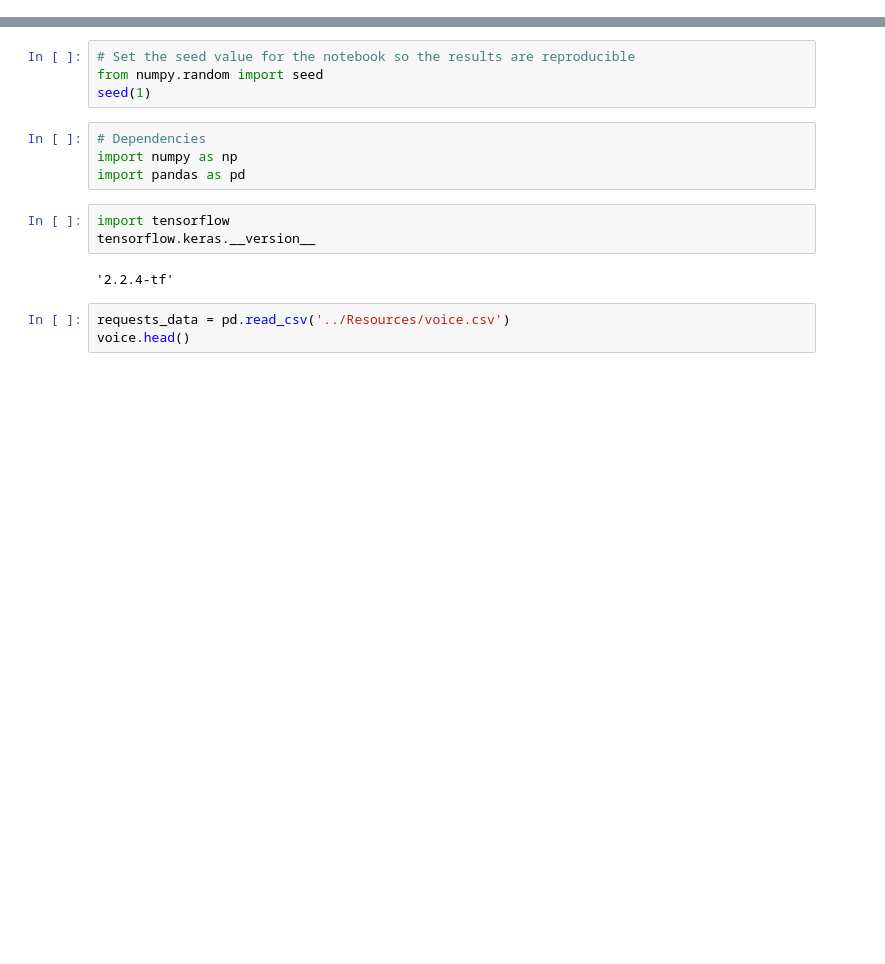
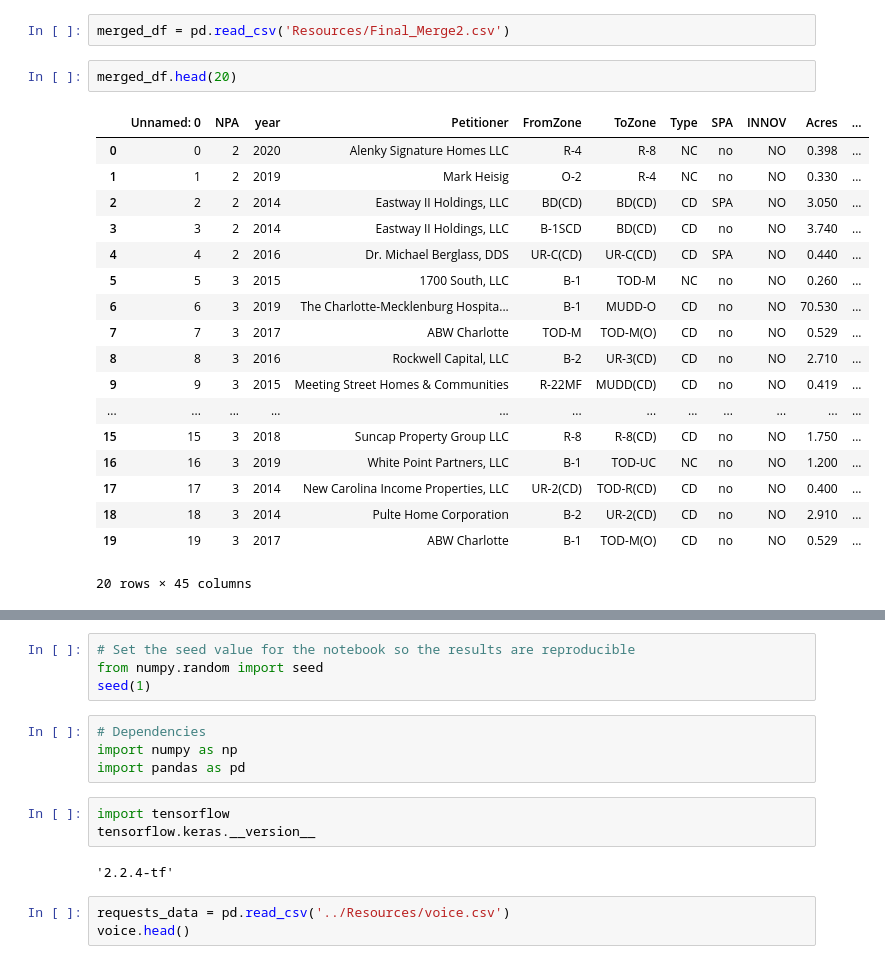
Before and after one commit to lmstevens/charlotte_rezoning_model, a Jupyter notebook: machine-learning-model.ipynb, the cells around one changed output, grey strips where cells are left out. Saved outputs shown, nothing was run; the diff lists cells and outputs as text; blank space fills up the shorter version.

```diff
--- a/machine-learning-model.ipynb
+++ b/machine-learning-model.ipynb
@@ -0,0 +10,23 @@
+# %%
+merged_df = pd.read_csv('Resources/Final_Merge2.csv')
+# %%
+merged_df.head(20)
+# %% [output]
+|  | Unnamed: 0 | NPA | year | Petitioner | FromZone | ToZone | Type | SPA | INNOV | Acres | ... |
+| 0 | 0 | 2 | 2020 | Alenky Signature Homes LLC | R-4 | R-8 | NC | no | NO | 0.398 | ... |
+| 1 | 1 | 2 | 2019 | Mark Heisig | O-2 | R-4 | NC | no | NO | 0.330 | ... |
+| 2 | 2 | 2 | 2014 | Eastway II Holdings, LLC | BD(CD) | BD(CD) | CD | SPA | NO | 3.050 | ... |
+| 3 | 3 | 2 | 2014 | Eastway II Holdings, LLC | B-1SCD | BD(CD) | CD | no | NO | 3.740 | ... |
+| 4 | 4 | 2 | 2016 | Dr. Michael Berglass, DDS | UR-C(CD) | UR-C(CD) | CD | SPA | NO | 0.440 | ... |
+| 5 | 5 | 3 | 2015 | 1700 South, LLC | B-1 | TOD-M | NC | no | NO | 0.260 | ... |
+| 6 | 6 | 3 | 2019 | The Charlotte-Mecklenburg Hospita... | B-1 | MUDD-O | CD | no | NO | 70.530 | ... |
+| 7 | 7 | 3 | 2017 | ABW Charlotte | TOD-M | TOD-M(O) | CD | no | NO | 0.529 | ... |
+| 8 | 8 | 3 | 2016 | Rockwell Capital, LLC | B-2 | UR-3(CD) | CD | no | NO | 2.710 | ... |
+| 9 | 9 | 3 | 2015 | Meeting Street Homes & Communities | R-22MF | MUDD(CD) | CD | no | NO | 0.419 | ... |
+| ... | ... | ... | ... | ... | ... | ... | ... | ... | ... | ... | ... |
+| 15 | 15 | 3 | 2018 | Suncap Property Group LLC | R-8 | R-8(CD) | CD | no | NO | 1.750 | ... |
+| 16 | 16 | 3 | 2019 | White Point Partners, LLC | B-1 | TOD-UC | NC | no | NO | 1.200 | ... |
+| 17 | 17 | 3 | 2014 | New Carolina Income Properties, LLC | UR-2(CD) | TOD-R(CD) | CD | no | NO | 0.400 | ... |
+| 18 | 18 | 3 | 2014 | Pulte Home Corporation | B-2 | UR-2(CD) | CD | no | NO | 2.910 | ... |
+| 19 | 19 | 3 | 2017 | ABW Charlotte | B-1 | TOD-M(O) | CD | no | NO | 0.529 | ... |
+20 rows × 45 columns
```
Also changed, not shown: parts of 4 cells of this notebook, 8 other files.
